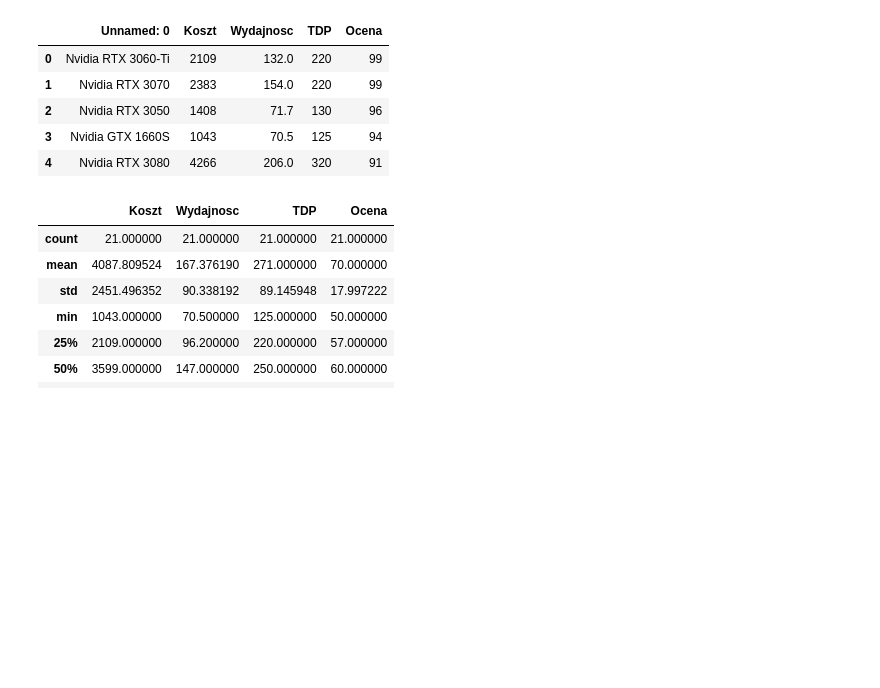
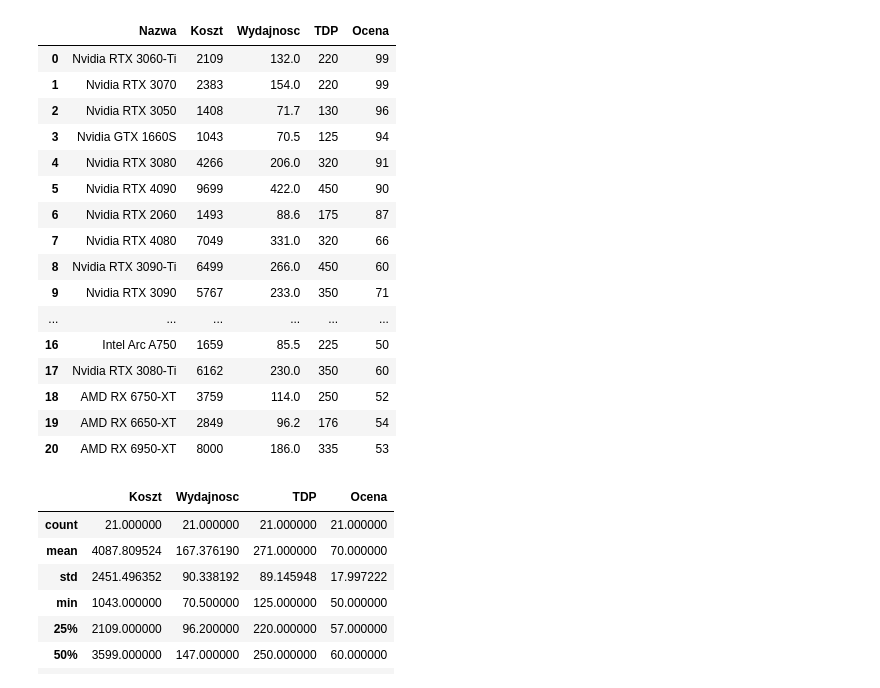
Before and after one commit to maciej-wieczorek/ai, a Jupyter notebook: ISWD/lab/proj2/proj2.ipynb, the cells around one changed output. Drawn from its saved outputs; the diff is of its cells as text; code cells hidden in the pictures; blank space fills up the shorter version.

```diff
--- a/ISWD/lab/proj2/proj2.ipynb
+++ b/ISWD/lab/proj2/proj2.ipynb
@@ -3,14 +3,25 @@ import pandas as pd
 # %%
 dataset = pd.read_csv('GPUs.csv', skiprows=1, sep=';')
 # %%
-dataset.head()
+dataset.head(100)
 # %% [output]
-|  | Unnamed: 0 | Koszt | Wydajnosc | TDP | Ocena |
+|  | Nazwa | Koszt | Wydajnosc | TDP | Ocena |
 | 0 | Nvidia RTX 3060-Ti | 2109 | 132.0 | 220 | 99 |
 | 1 | Nvidia RTX 3070 | 2383 | 154.0 | 220 | 99 |
 | 2 | Nvidia RTX 3050 | 1408 | 71.7 | 130 | 96 |
 | 3 | Nvidia GTX 1660S | 1043 | 70.5 | 125 | 94 |
 | 4 | Nvidia RTX 3080 | 4266 | 206.0 | 320 | 91 |
+| 5 | Nvidia RTX 4090 | 9699 | 422.0 | 450 | 90 |
+| 6 | Nvidia RTX 2060 | 1493 | 88.6 | 175 | 87 |
+| 7 | Nvidia RTX 4080 | 7049 | 331.0 | 320 | 66 |
+| 8 | Nvidia RTX 3090-Ti | 6499 | 266.0 | 450 | 60 |
+| 9 | Nvidia RTX 3090 | 5767 | 233.0 | 350 | 71 |
+| ... | ... | ... | ... | ... | ... |
+| 16 | Intel Arc A750 | 1659 | 85.5 | 225 | 50 |
+| 17 | Nvidia RTX 3080-Ti | 6162 | 230.0 | 350 | 60 |
+| 18 | AMD RX 6750-XT | 3759 | 114.0 | 250 | 52 |
+| 19 | AMD RX 6650-XT | 2849 | 96.2 | 176 | 54 |
+| 20 | AMD RX 6950-XT | 8000 | 186.0 | 335 | 53 |
 # %%
 dataset.describe()
 # %% [output]
```
Also changed, not shown: parts of 11 cells of this notebook, 1 other file.
